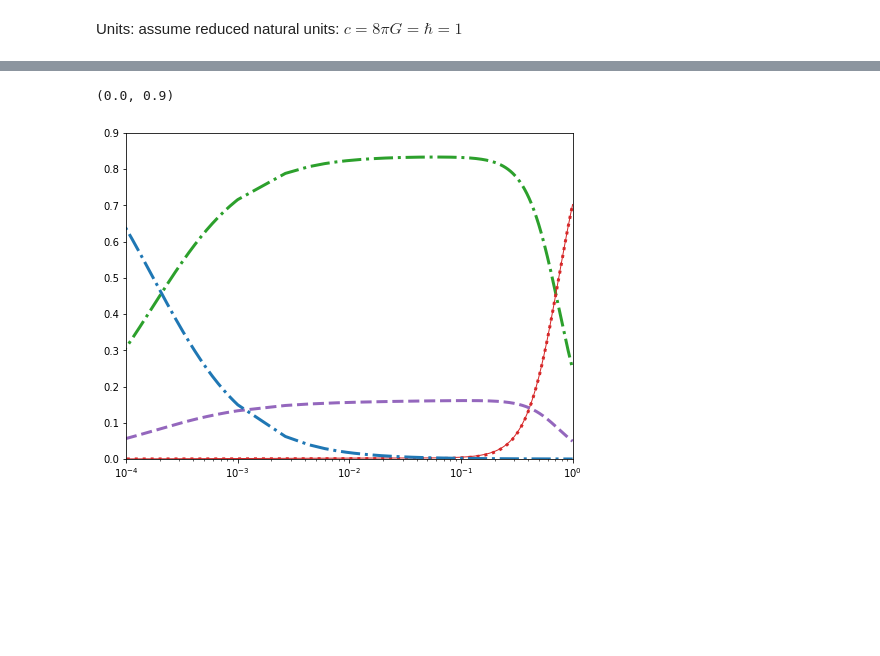
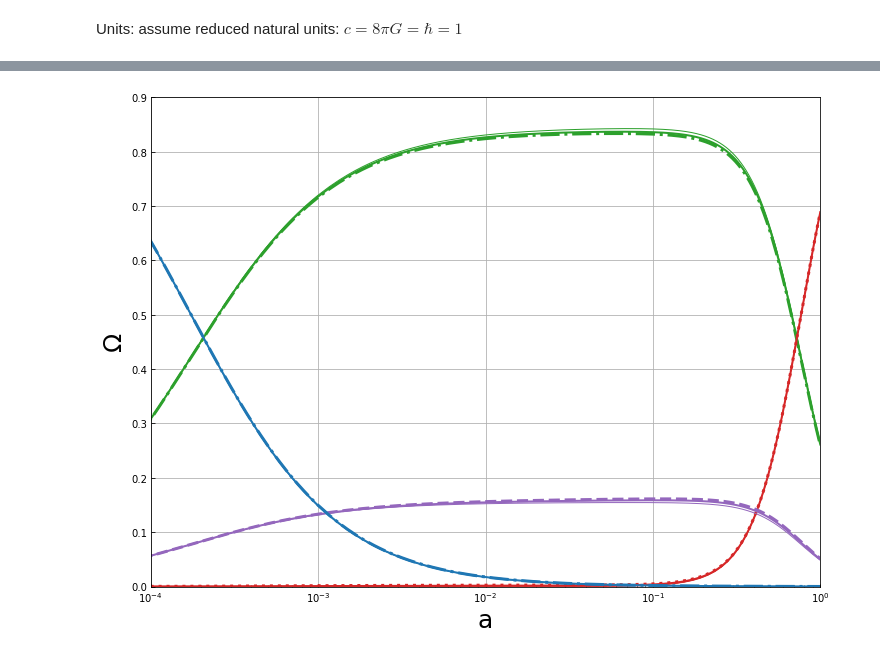
Before and after one commit to joaoreboucas1/ISF, a Jupyter notebook: explore.ipynb, the cells around one changed output, grey strips where cells are left out. Cells and saved outputs as stored; diff of their text form; code cells hidden in the pictures; blank space fills up the shorter version.

```diff
--- a/explore.ipynb
+++ b/explore.ipynb
@@ -93,12 +194,44 @@ f_de_a_15 = rho_de_a_15/rho_tot_a
-# %%
-plt.figure(figsize=(8,6))
-plt.semilogx(a, f_dm_a, color='tab:green', ls='-.', lw=3)
-plt.semilogx(a, f_de_a, color='tab:red', ls='-', lw=1)
-plt.semilogx(a, f_de_a_15, color='tab:red', ls=':', lw=3)
-plt.semilogx(a, f_b_a, color='tab:purple', ls='--', lw=3)
-plt.semilogx(a, f_r_a, color='tab:blue', ls='-.', lw=3)
-plt.xlim([1e-4, 1])
-plt.ylim([0, 0.9])
-# %% [output]
-(0.0, 0.9)
-[figure, removed]
+# %%
+rho_tot_a_8 = rho_r_a + rho_b_a + rho_dm_a_8 + rho_de_a_8
+rho_tot_a_10 = rho_r_a + rho_b_a + rho_dm_a_10 + rho_de_a_10
+rho_tot_a_lcdm = rho_r_a + rho_b_a + rho_dm_a_lcdm + rho_de_a_lcdm
+
+f_r_a_8 = rho_r_a/rho_tot_a_8
+f_r_a_10 = rho_r_a/rho_tot_a_10
+f_r_a_lcdm = rho_r_a/rho_tot_a_lcdm
+f_b_a_8 = rho_b_a/rho_tot_a_8
+f_b_a_10 = rho_b_a/rho_tot_a_10
+f_b_a_lcdm = rho_b_a/rho_tot_a_lcdm
+f_dm_a_8 = rho_dm_a_8/rho_tot_a_8
+f_dm_a_10 = rho_dm_a_10/rho_tot_a_10
+f_dm_a_lcdm = rho_dm_a_lcdm/rho_tot_a_lcdm
+f_de_a_8 = rho_de_a_8/rho_tot_a_8
+f_de_a_10 = rho_de_a_10/rho_tot_a_10
+f_de_a_lcdm = rho_de_a_lcdm/rho_tot_a_lcdm
+# %%
+factor=3
+plt.figure(figsize=(4*factor,3*factor))
+plt.semilogx(a, f_dm_a_8, color='tab:green', ls='-.', lw=3)
+plt.semilogx(a, f_dm_a_10, color='tab:green', ls='-', lw=2)
+plt.semilogx(a, f_dm_a_lcdm, color='tab:green', ls='-', lw=1)
+plt.semilogx(a, f_de_a_8, color='tab:red', ls=':', lw=3)
+plt.semilogx(a, f_de_a_10, color='tab:red', ls='-', lw=2)
+plt.semilogx(a, f_de_a_lcdm, color='tab:red', ls='-', lw=1)
+plt.semilogx(a, f_b_a_8, color='tab:purple', ls='--', lw=3)
+plt.semilogx(a, f_b_a_10, color='tab:purple', ls='-', lw=2)
+plt.semilogx(a, f_b_a_lcdm, color='tab:purple', ls='-', lw=1)
+plt.semilogx(a, f_r_a_8, color='tab:blue', ls='-.', lw=3)
+plt.semilogx(a, f_r_a_10, color='tab:blue', ls='-', lw=2)
+plt.semilogx(a, f_r_a_lcdm, color='tab:blue', ls='-', lw=1)
+plt.xlim([1e-4, 1])
+plt.ylim([0, 0.9])
+
+plt.xlabel("a", fontsize=25)
+plt.ylabel(r"$\Omega$", fontsize=25)
+plt.tick_params(axis="both", which="both", direction="in")
+
+plt.grid()
+
+plt.savefig("fig1.pdf")
+# %% [output]
+[figure, added]
```
Also changed, not shown: parts of 12 cells of this notebook, 2 other files.
